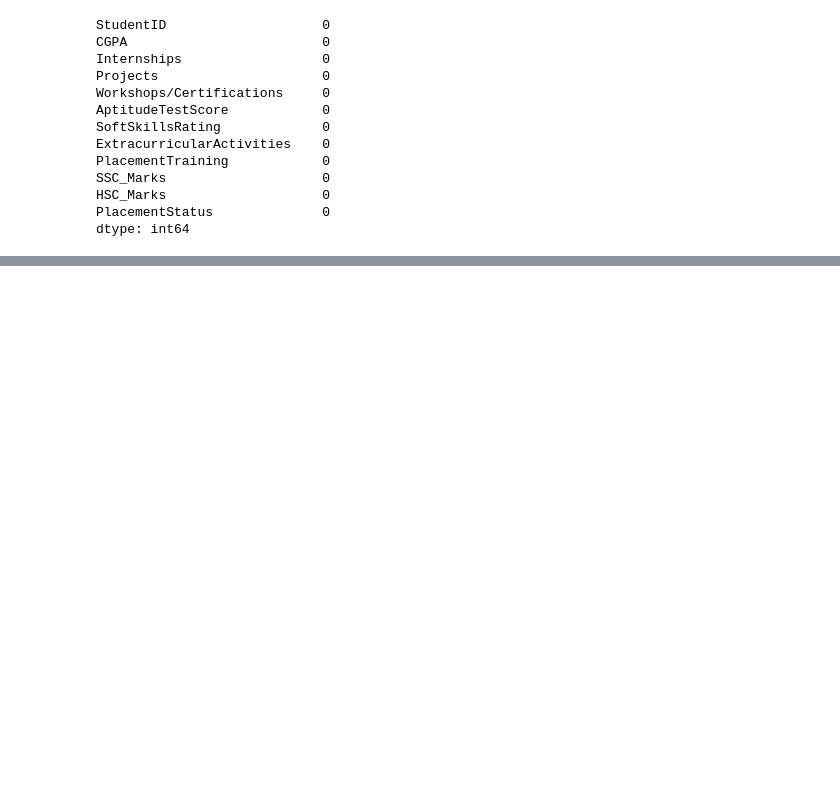
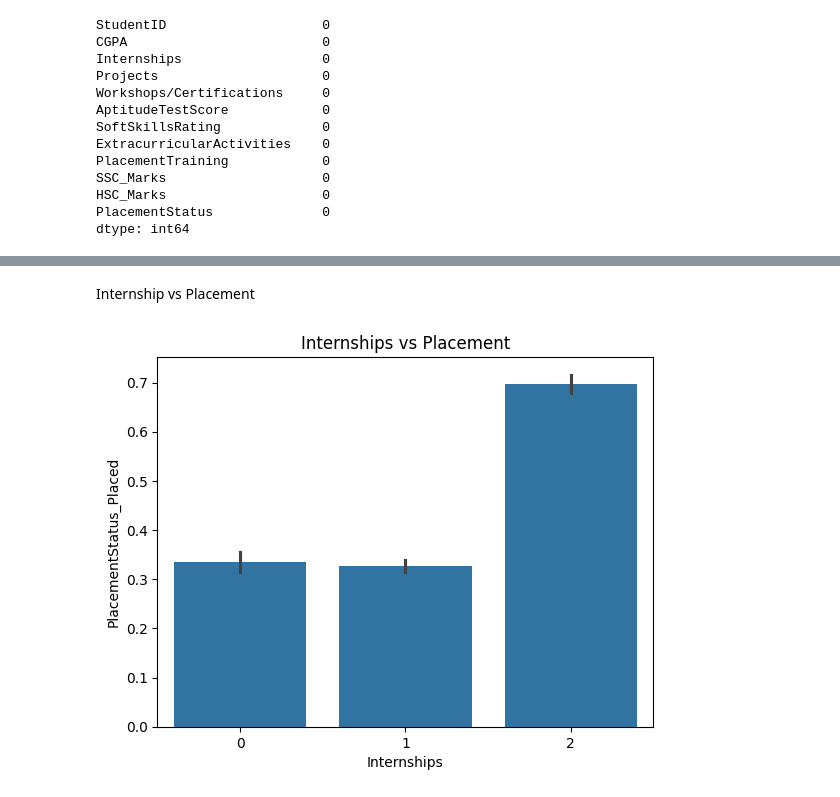
Before and after one commit to ShreyaMahanty/placement-prediction-system, a Jupyter notebook: notebooks/eda.ipynb, the cells around one changed output, grey strips where cells are left out. Cells and saved outputs as stored; diff of their text form; code cells hidden in the pictures; blank space fills up the shorter version.

```diff
--- a/notebooks/eda.ipynb
+++ b/notebooks/eda.ipynb
@@ -53,0 +136,14 @@ dtype: int64
+# %% [markdown]
+Internship vs Placement
+# %%
+sns.barplot(
+    x='Internships',
+    y='PlacementStatus_Placed',
+    data=df
+)
+
+plt.title("Internships vs Placement")
+
+plt.show()
+# %% [output]
+[figure, added]
```
Also changed, not shown: parts of 14 cells of this notebook, 4 other files.
